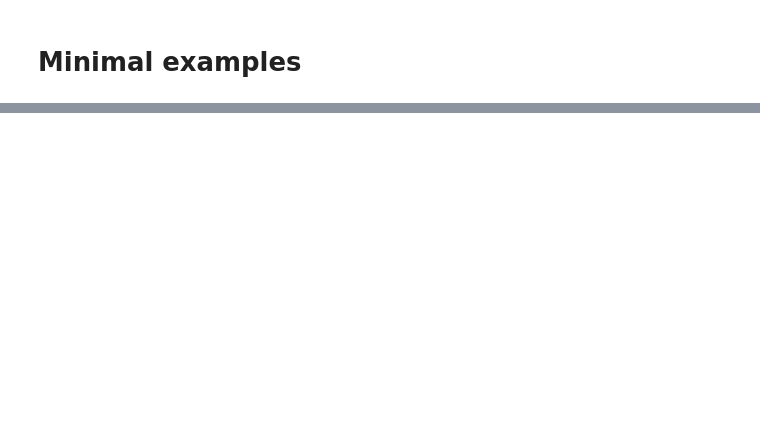
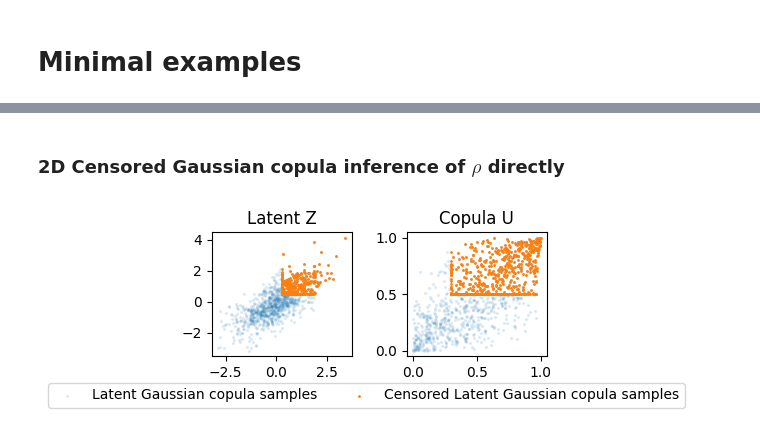
Before and after one commit to Huk-David/SpaDep_VCop, a Jupyter notebook: body/NEW_SR_estimation.ipynb, the cells around one changed output, grey strips where cells are left out. Drawn from its saved outputs; the diff is of its cells as text; code cells hidden in the pictures; blank space fills up the shorter version.

```diff
--- a/body/NEW_SR_estimation.ipynb
+++ b/body/NEW_SR_estimation.ipynb
@@ -96,0 +185,25 @@ plt.show()
+# %% [markdown]
+### 2D Censored Gaussian copula inference of $\rho$ directly
+# %%
+# generate censored Gaussian data for copula
+
+latent_z = scs.multivariate_normal.rvs(mean=[0, 0], cov=[[1, 0.7], [0.7, 1]], size=1000)
+copula_u = scs.norm.cdf(latent_z)
+censor_lvl = np.array([0.3,0.5])
+latent_z_censored = np.maximum(latent_z,censor_lvl)
+copula_u_censored = np.maximum(copula_u,censor_lvl)
+fig, axes = plt.subplots(1, 2, figsize=(4, 2))
+
+axes[0].scatter(latent_z[:, 0], latent_z[:, 1], s=2,alpha=0.1, label='Latent Gaussian copula samples')
+axes[0].scatter(latent_z_censored[:, 0], latent_z_censored[:, 1], s=1, label='Censored Latent Gaussian copula samples')
+axes[0].set_title('Latent Z')
+
+axes[1].scatter(copula_u[:, 0], copula_u[:, 1], s=2,alpha=0.1)
+axes[1].scatter(copula_u_censored[:,0],copula_u_censored[:,1],s=1)
+axes[1].set_title('Copula U')
+
+fig.legend(loc='lower center', bbox_to_anchor=(0.5, -0.1), ncol=2)
+plt.tight_layout()
+plt.show()
+# %% [output]
+[figure, added]
```
Also changed, not shown: parts of 17 cells of this notebook.
